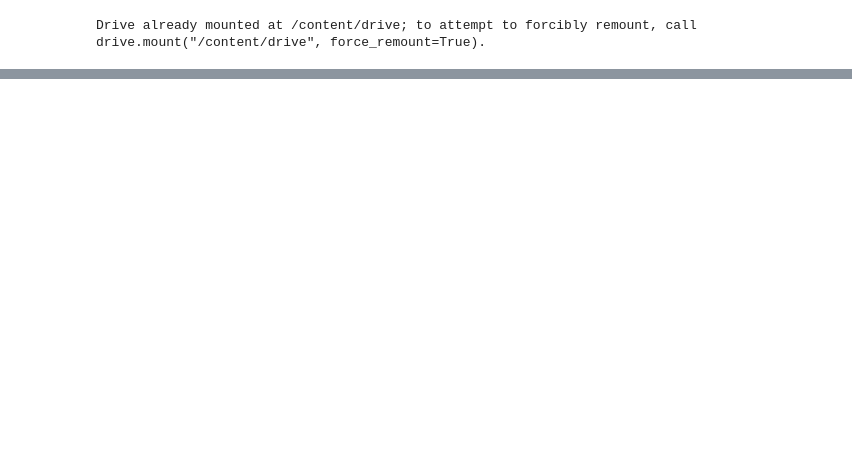
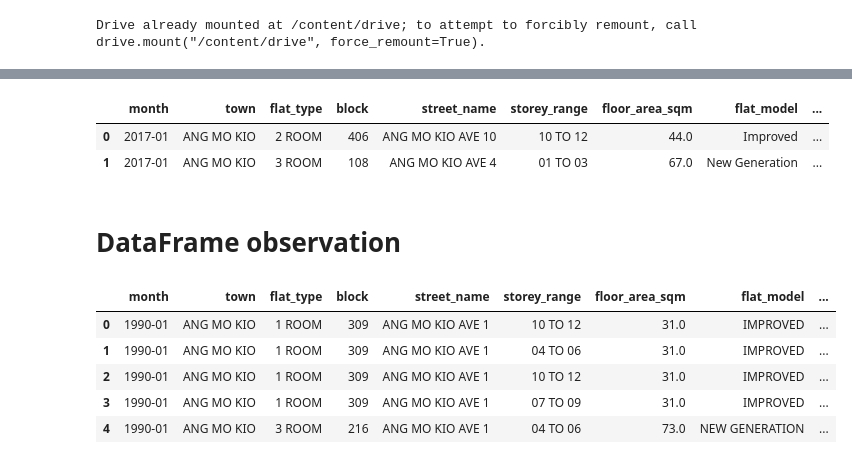
Before and after one commit to GDharan10/Project6_SingaporeResaleFlatPricesPredicting, a Jupyter notebook: SingaporeResaleFlatPricesPredicting.ipynb, the cells around one changed output, grey strips where cells are left out. Cells and saved outputs as stored; diff of their text form; code cells hidden in the pictures; blank space fills up the shorter version.

```diff
--- a/SingaporeResaleFlatPricesPredicting.ipynb
+++ b/SingaporeResaleFlatPricesPredicting.ipynb
@@ -20,3 +22,5 @@ from sklearn.preprocessing import OrdinalEncoder
 from sklearn.model_selection import train_test_split
 
 #Machine Learning Training
+# %%
+pd.set_option('display.max_rows', None)
@@ -61,0 +121,22 @@ None /t None None None None
+# %%
+df_17ToTill['remaining_lease'] = df_17ToTill['remaining_lease'].str.split(' ').str[0].astype('int64')
+# %%
+df_17ToTill.head(2)
+# %% [output]
+|  | month | town | flat_type | block | street_name | storey_range | floor_area_sqm | flat_model | ... |
+| 0 | 2017-01 | ANG MO KIO | 2 ROOM | 406 | ANG MO KIO AVE 10 | 10 TO 12 | 44.0 | Improved | ... |
+| 1 | 2017-01 | ANG MO KIO | 3 ROOM | 108 | ANG MO KIO AVE 4 | 01 TO 03 | 67.0 | New Generation | ... |
+# %%
+# Concatenate the DataFrames
+df = pd.concat([df_90to99, df_00to12, df_12to14, df_15to16, df_17ToTill], ignore_index=True)
+# %% [markdown]
+# **DataFrame observation**
+# %%
+df.head()
+# %% [output]
+|  | month | town | flat_type | block | street_name | storey_range | floor_area_sqm | flat_model | ... |
+| 0 | 1990-01 | ANG MO KIO | 1 ROOM | 309 | ANG MO KIO AVE 1 | 10 TO 12 | 31.0 | IMPROVED | ... |
+| 1 | 1990-01 | ANG MO KIO | 1 ROOM | 309 | ANG MO KIO AVE 1 | 04 TO 06 | 31.0 | IMPROVED | ... |
+| 2 | 1990-01 | ANG MO KIO | 1 ROOM | 309 | ANG MO KIO AVE 1 | 10 TO 12 | 31.0 | IMPROVED | ... |
+| 3 | 1990-01 | ANG MO KIO | 1 ROOM | 309 | ANG MO KIO AVE 1 | 07 TO 09 | 31.0 | IMPROVED | ... |
+| 4 | 1990-01 | ANG MO KIO | 3 ROOM | 216 | ANG MO KIO AVE 1 | 04 TO 06 | 73.0 | NEW GENERATION | ... |
```
Also changed, not shown: parts of 40 cells of this notebook.
